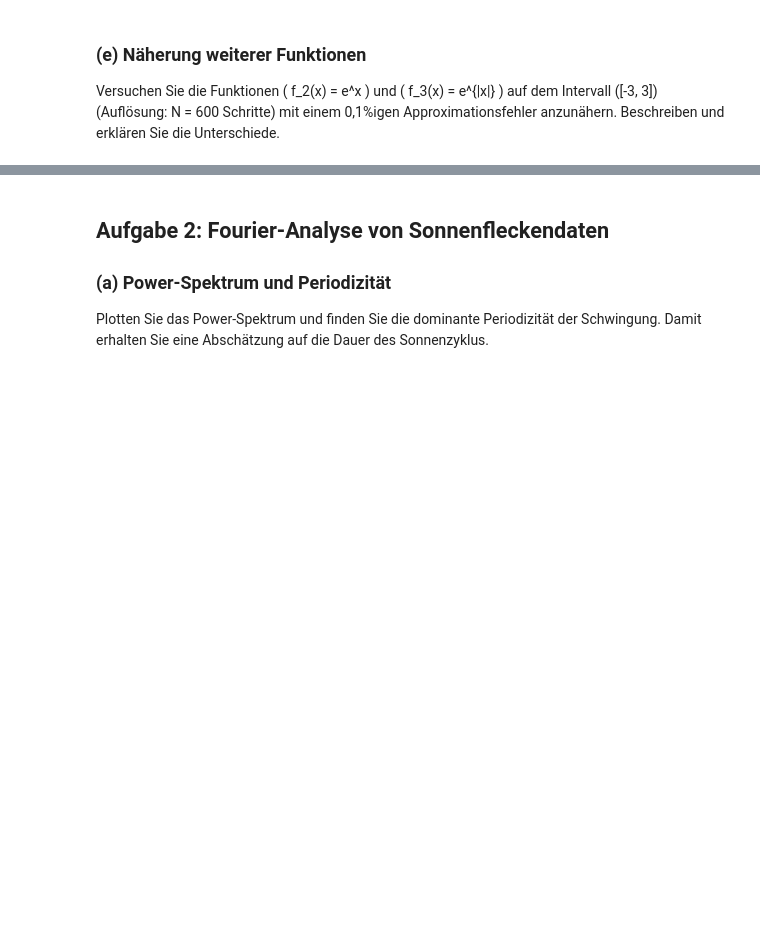
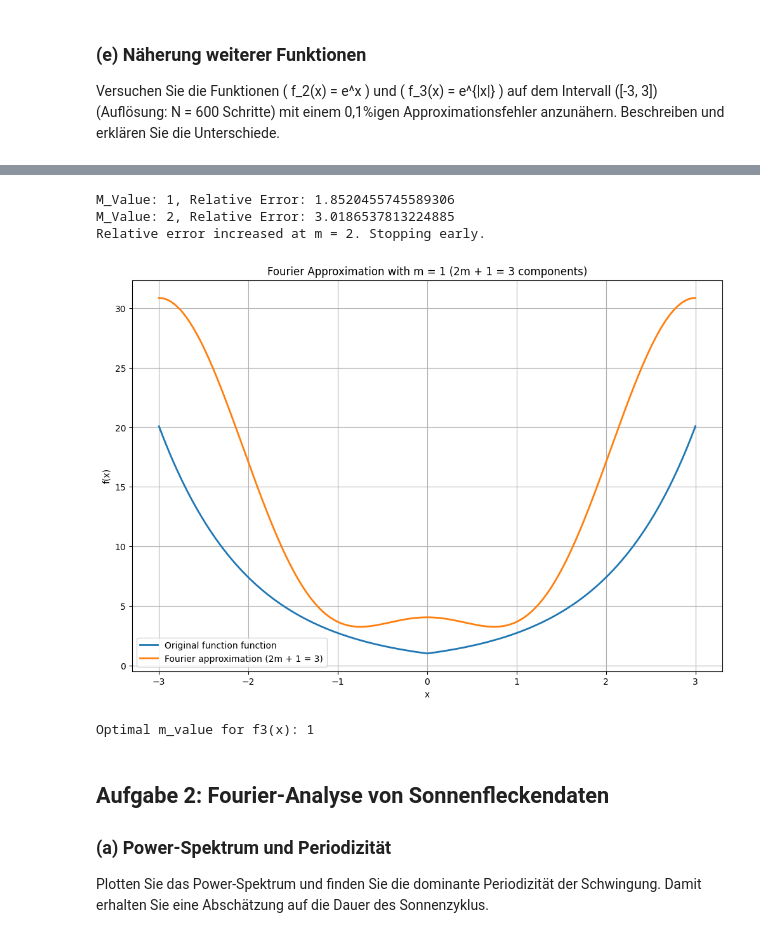
Before and after one commit to infamousperi/FourierTransformation, a Jupyter notebook: MC2.ipynb, the cells around one changed output, grey strips where cells are left out. Saved outputs shown, nothing was run; the diff lists cells and outputs as text; code cells hidden in the pictures; blank space fills up the shorter version.

```diff
--- a/MC2.ipynb
+++ b/MC2.ipynb
@@ -18,3 +80,13 @@ Versuchen Sie die Funktionen \( f_2(x) = e^x \) und \( f_3(x) = e^{|x|} \) auf d
+# %%
+y_values_f3 = FA.f3(x_values)
+m_value_f3 = FA.find_fourier_components_for_error_tolerance(x_values, y_values_f3, tolerance)
+print("Optimal m_value for f3(x):", m_value_f3)
+# %% [output]
+M_Value: 1, Relative Error: 1.8520455745589306
+M_Value: 2, Relative Error: 3.0186537813224885
+Relative error increased at m = 2. Stopping early.
+[figure, added]
+Optimal m_value for f3(x): 1
 # %% [markdown]
 ## Aufgabe 2: Fourier-Analyse von Sonnenfleckendaten
 
```
Also changed, not shown: parts of 8 cells of this notebook, 1 other file.
